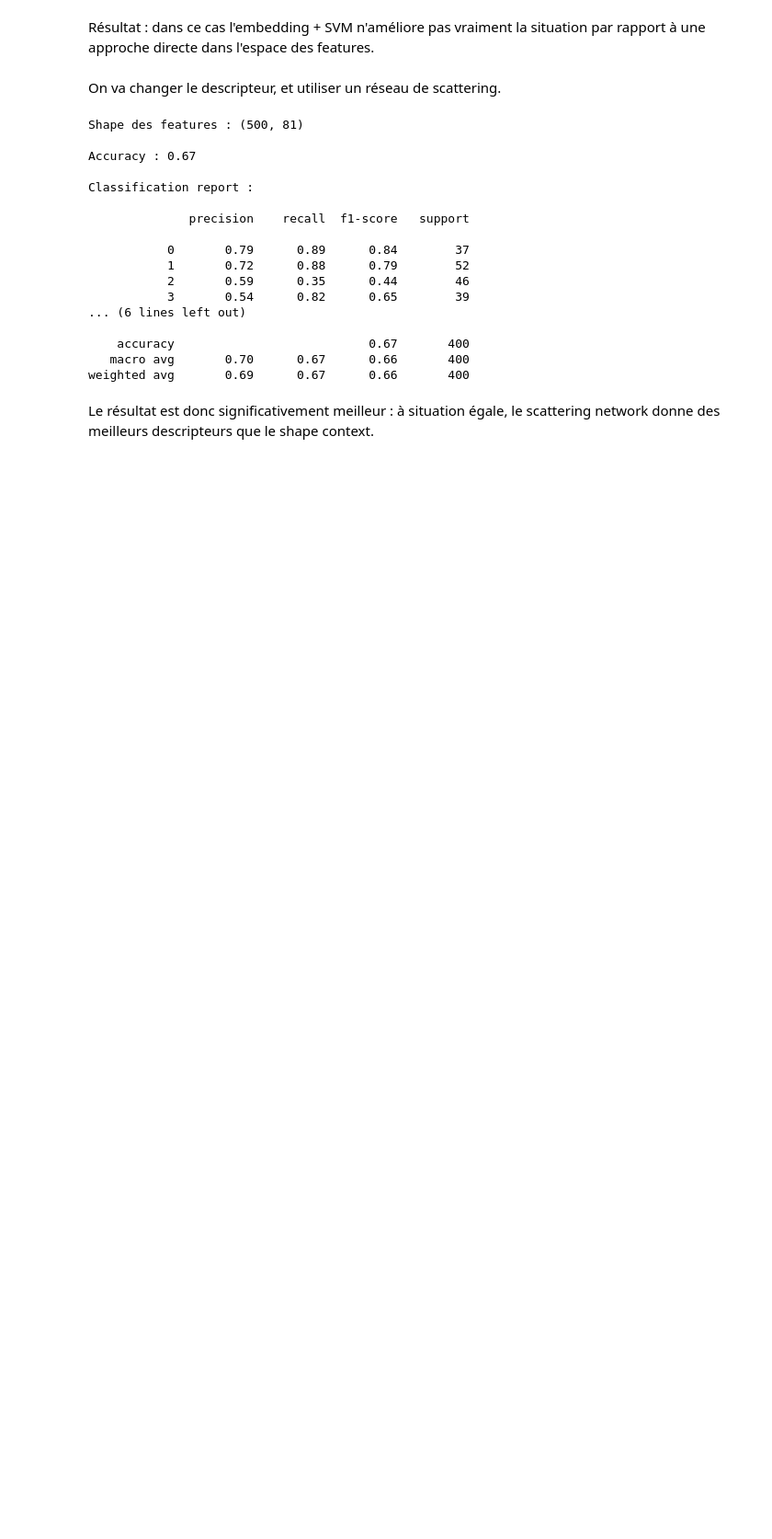
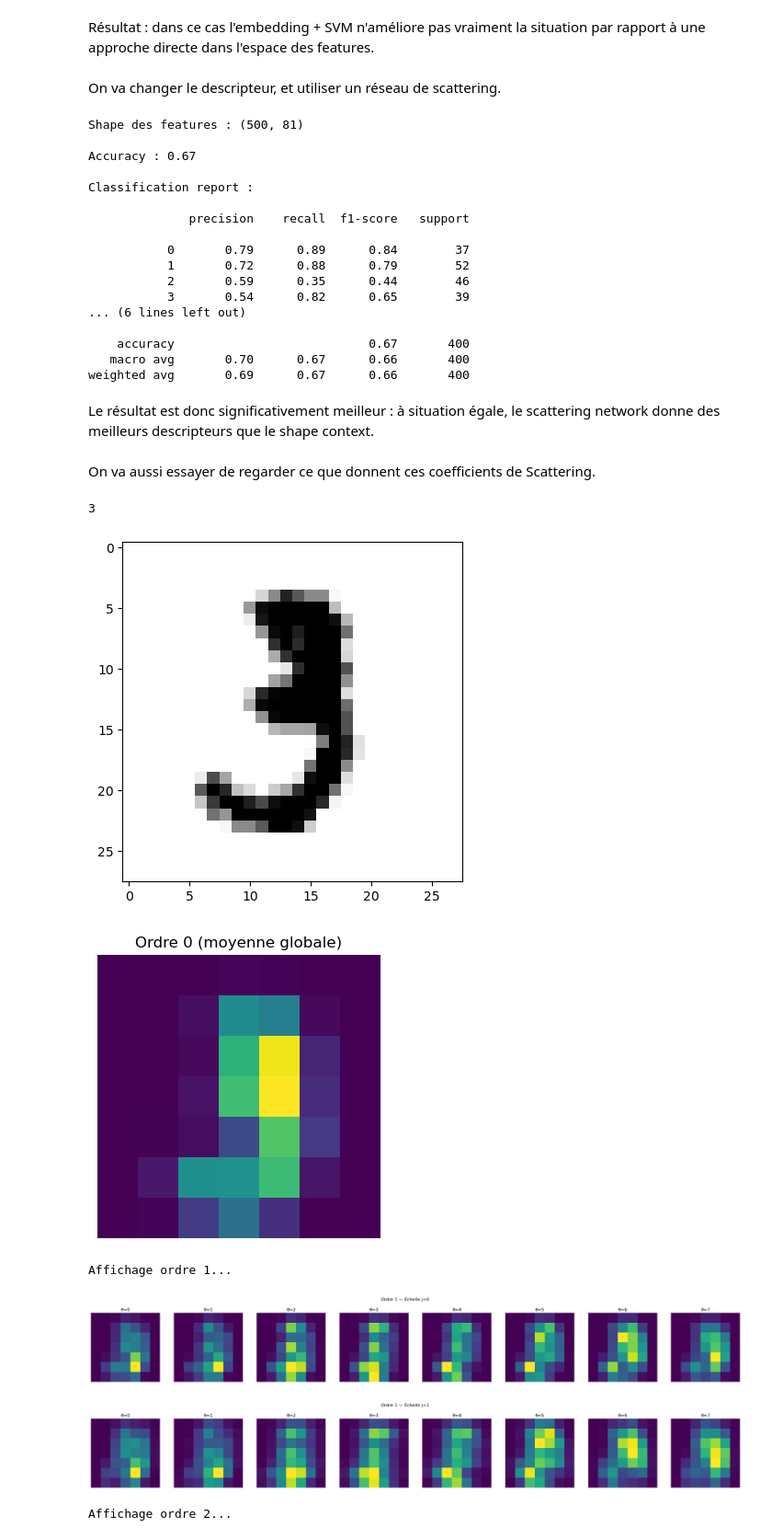
Before and after one commit to FrenchEntertainer/NCut_Video_Activity_Inference, a Jupyter notebook: activity_inference_from_report.ipynb, the cells around one changed output. Shown at 92% size. Cells and saved outputs as stored; diff of their text form; code cells hidden in the pictures; blank space fills up the shorter version.

Commit message:
Ajout d'une fonctionnalité d'affichage des scatterings

```diff
--- a/activity_inference_from_report.ipynb
+++ b/activity_inference_from_report.ipynb
@@ -463,14 +478,14 @@ L = 8
 scattering = Scattering2D(J=J, shape=(H, W), L=L)
 
 # Appliquer le scattering
-Sx = scattering(X_images)
+Sx_draw = scattering(X_images)
 
 # ===============================
 # 4. Vectorisation des features
 # ===============================
 
 # Moyenne spatiale
-Sx = Sx.mean(dim=(-2, -1))
+Sx = Sx_draw.mean(dim=(-2, -1))
 
 # Conversion numpy
 X_features = Sx.detach().numpy()
@@ -547,3 +562,5 @@ Classification report :
 weighted avg       0.69      0.67      0.66       400
 # %% [markdown]
 Le résultat est donc significativement meilleur : à situation égale, le scattering network donne des meilleurs descripteurs que le shape context.
+# %% [markdown]
+On va aussi essayer de regarder ce que donnent ces coefficients de Scattering.
@@ -549,0 +639,13 @@ Le résultat est donc significativement meilleur : à situation égale, le scatt
+# %%
+Test = 10
+print(y[Test])
+plt.imshow(X[Test].reshape(28, 28), cmap='gray_r')
+visualize_scattering(Sx_draw[Test], J, L)
+# %% [output]
+3
+[figure, added]
+[figure, added]
+Affichage ordre 1...
+[figure, added]
+[figure, added]
+Affichage ordre 2...
```
Also changed, not shown: parts of 7 cells of this notebook.
